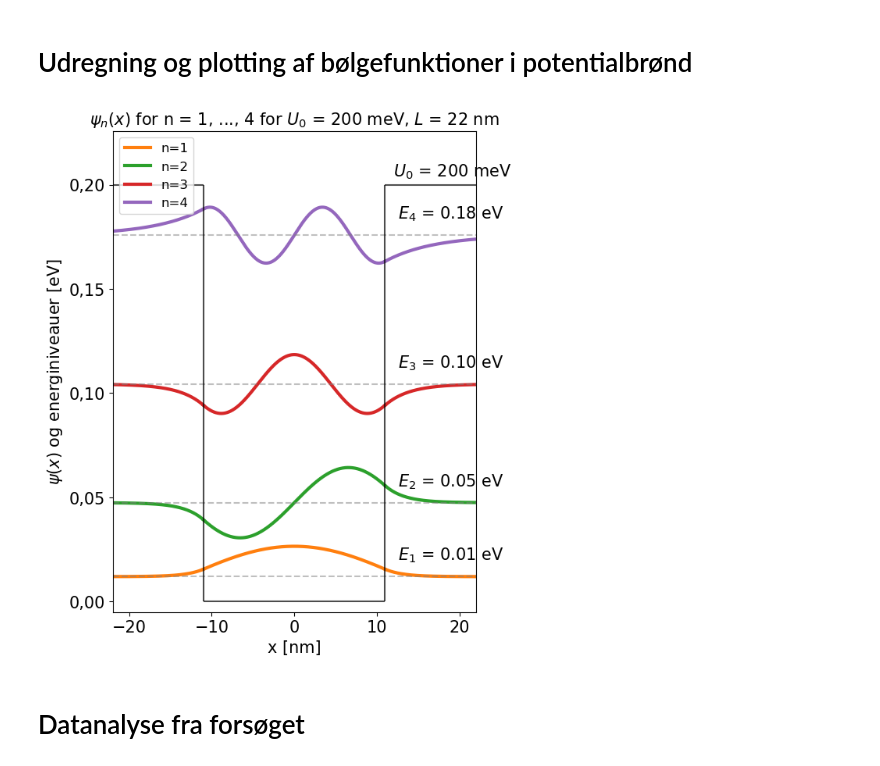
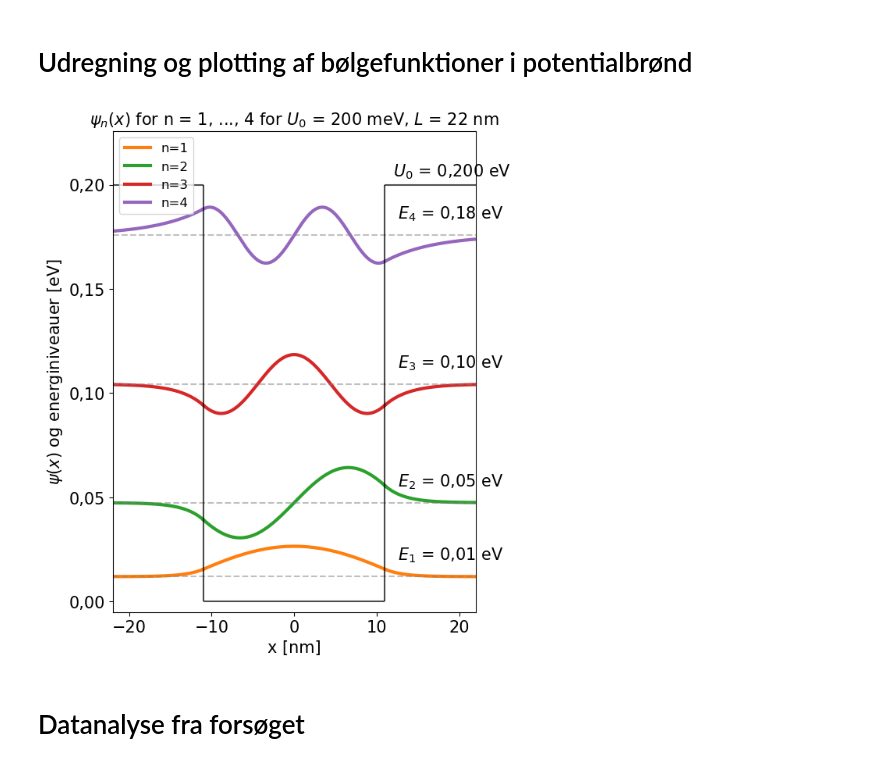
Before and after one commit to ChristofferPold/potentialbrond25, a Jupyter notebook: halvleder_nan_kode.ipynb, the cells around one changed output. Cells and saved outputs as stored; diff of their text form; code cells hidden in the pictures.

```diff
--- a/halvleder_nan_kode.ipynb
+++ b/halvleder_nan_kode.ipynb
@@ -21,17 +25,17 @@ plt.rcParams['axes.formatter.use_locale'] = True
 # %%
 #Første to dele kan køres sammen for at bestemme tilladte energier for vilkårlige bredder og dybder af potentialbrønd
 # Parametre for kvantebrønden
-m_e_eff = 0.046 * m_e  # Effektiv elektronmasse (i kg)
+m_eff = 0.046 * m_e  # Effektiv elektronmasse (i kg)
 U0 = 200e-3 * e  # Brønddybde i Joule (omregnet fra eV)
 L = 22e-9  # Brøndbredde i meter (nm til m)
 
 # Definer funktionerne
 
 def alpha(E):
-    return np.sqrt(2 * m_e_eff * E) / hbar
+    return np.sqrt(2 * m_eff * E) / hbar
 
 def kappa(E):
-    return np.sqrt(2 * m_e_eff * (U0 - E)) / hbar
+    return np.sqrt(2 * m_eff * (U0 - E)) / hbar
 
 def tan_eq(E):
     return np.tan(alpha(E) * L / 2) - kappa(E) / alpha(E)
@@ -116,7 +120,7 @@ for energy in energy_levels:
         plt.plot(energy, tan_eq(energy_joules), marker='o', color="r") #Ulige n
 plt.legend(prop={'size': 15})
 
-
+plt.ion()
 plt.show()
 # %% [output]
 Fundne energiniveauer (eV): [0.0119892  0.04744949 0.10438439 0.1757939 ]
@@ -222,46 +226,46 @@ for n, E in enumerate(energy_levels*e, start=1):
 
         x3 = np.linspace(L/2, L*2, 1000)
         y3 = np.array([psi3(i) for i in x3])
 
 
         A_norm = y2[0] / y1[-1]
         C_norm = y2[-1] / y3[0]
 
         y1 = np.array([val * A_norm for val in y1])
         y3 = np.array([val * C_norm for val in y3])
 
     # Plotter de tre bølgefunktioner
-    ax1.plot(x2 * 1e9, y2 / 10000 + E / e, label=f'n={n}', color=f'C{n}', linewidth = 3) #Brønden
-    ax1.plot(x1 * 1e9, y1 / 10000 + E / e, color=f'C{n}', linewidth = 3)  # Eksponentielt aftagende venstre
-    ax1.plot(x3 * 1e9, y3 / 10000 + E / e, color=f'C{n}', linewidth = 3)  # Eksponentielt aftagende højre
+    ax1.plot(x2 * 1e9, (y2 / 10000 + E / e), label=f'n={n}', color=f'C{n}', linewidth = 3) #Brønden
+    ax1.plot(x1 * 1e9, (y1 / 10000 + E / e), color=f'C{n}', linewidth = 3)  # Eksponentielt aftagende venstre
+    ax1.plot(x3 * 1e9, (y3 / 10000 + E / e), color=f'C{n}', linewidth = 3)  # Eksponentielt aftagende højre
     #Forklaring af hvorfor y2,y1,y3 er skalereret ned med 10000: For at gøre værdierne uendeligt tæt på 0 og så lægge Energien af energiniveauet til,
     # så hver bølgefunktion hvilepunkt omkring sin energi. TLDR For at gøre plottet pænt.
 
     # Horizontal linje for at vise hvordan bølgefunktionen går mod 0 uden for brønden
-    ax1.axhline(E / e, color='gray', linestyle='--', alpha=0.5)
-    ax1.text(L*1e9/2+1.6,E/e+0.008, f"$E_{n}$ = {(E/e):.2f} eV", fontsize=15) #Annotering af energiniveau
+    ax1.axhline((E / e), color='gray', linestyle='--', alpha=0.5)
+    ax1.text(L*1e9/2+1.6,(E/e+0.008), f"$E_{n}$ = {(E/e):.2f} eV".replace('.',','), fontsize=15) #Annotering af energiniveau
 
 # Afgrænsning af brønden ved x=-L/2 og x=L/2 og potentialet U0
-ax1.vlines(-L*1e9/2, 0, U0/e, color='black', linestyle='-', alpha=0.7)
-ax1.vlines(L*1e9/2, 0, U0/e, color='black', linestyle='-', alpha=0.7)
-ax1.hlines(U0, -L*1e9/2, L*1e9/2, color='black', linestyle='-', alpha=0.7)
-ax1.hlines(U0/e, -L*1e9, -L*1e9/2,  color='black', linestyle='-', alpha=0.7)
-ax1.hlines(U0/e, L*1e9/2, L*1e9,  color='black', linestyle='-', alpha=0.7)
-ax1.text(L*1e9/2+1,U0/e+0.004, f"$U_0$ = {(U0*1e3)/e:.0f} meV", fontsize=15)
+ax1.vlines(-L*1e9/2, 0, (U0/e), color='black', linestyle='-', alpha=0.7)
+ax1.vlines(L*1e9/2, 0, (U0/e), color='black', linestyle='-', alpha=0.7)
+ax1.hlines((U0), -L*1e9/2, L*1e9/2, color='black', linestyle='-', alpha=0.7)
+ax1.hlines((U0/e), -L*1e9, -L*1e9/2,  color='black', linestyle='-', alpha=0.7)
+ax1.hlines((U0/e), L*1e9/2, L*1e9,  color='black', linestyle='-', alpha=0.7)
+ax1.text(L*1e9/2+1,U0/e+0.004, f"$U_0$ = {U0/e:.3f} eV".replace('.',','), fontsize=15)
 
 
 # Akser osv
 ax1.set_xlabel("x [nm]", size = 15)
 ax1.set_ylabel(f"$\psi (x)$ og energiniveauer [eV]", size =15)
 ax1.set_title(f"$\psi _n (x)$ for n = 1, ..., {len(energy_levels)} for $U_0$ = {(U0*1e3)/e:.0f} meV, $L$ = {L*1e9:.0f} nm", size = 15)
 ax1.legend(fontsize = 12 ,loc = "upper left")
-ax1.set_ylim(-0.005,0.175793 + 0.0500)
+ax1.set_ylim((-0.005),(0.175793 + 0.0500))
 ax1.tick_params("both", labelsize=15)
 ax1.set_xlim(-L*1e9, L*1e9)
 
 plt.show()
 # %% [output]
-[figure, old version]
+[figure, new version]
 # %% [markdown]
 # Datanalyse fra forsøget
 # %%
```
Also changed, not shown: parts of 5 cells of this notebook.
